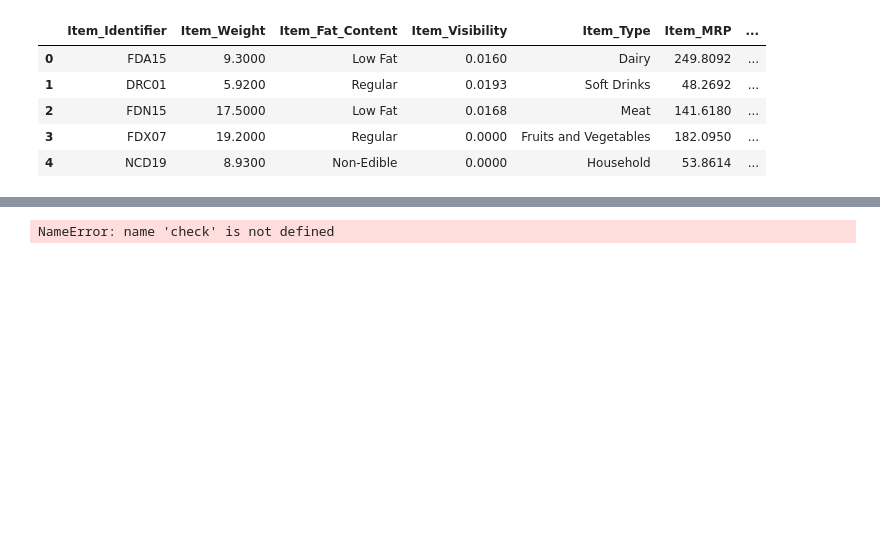
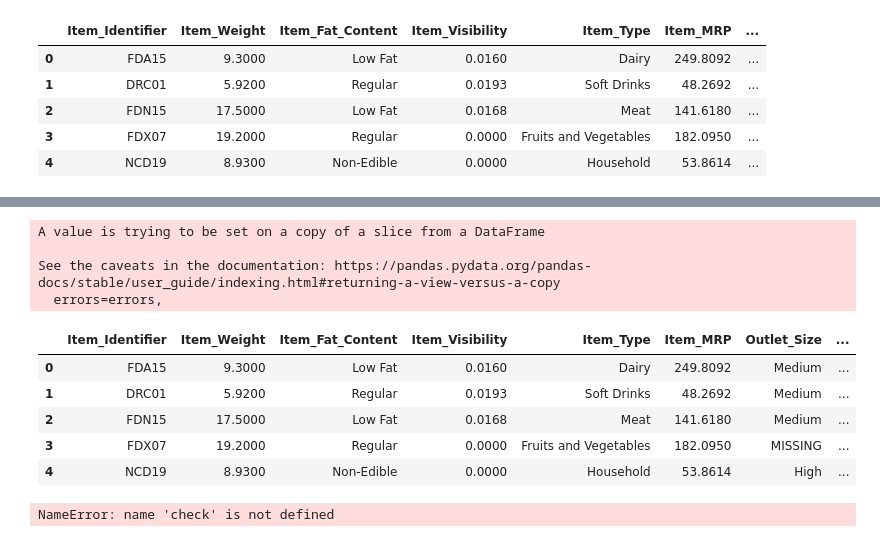
Before and after one commit to krishnamohan-seelam/MachineLearning, a Jupyter notebook: AnacondaProjects/MachineLearning_Handbook/Regression/BigMartSales/BigMartSales_CatBoost.ipynb, the cells around one changed output, grey strips where cells are left out. Saved outputs shown, nothing was run; the diff lists cells and outputs as text; code cells hidden in the pictures; blank space fills up the shorter version.

```diff
--- a/AnacondaProjects/MachineLearning_Handbook/Regression/BigMartSales/BigMartSales_CatBoost.ipynb
+++ b/AnacondaProjects/MachineLearning_Handbook/Regression/BigMartSales/BigMartSales_CatBoost.ipynb
@@ -130,0 +177,7 @@ train_df.head()
+# %%
+drop_cols = [
+             'Outlet_Establishment_Year',
+             'Outlet_Location_Type_And_Identifier',
+            ]
+train_df.drop(drop_cols, axis=1, inplace=True)
+test_df.drop(drop_cols, axis=1, inplace=True)
@@ -130,0 +225,4 @@ train_df.head()
+# %%
+feature_matrix = pd.concat([train_df, test_df], ignore_index=True)
+# %%
+train_df =feature_matrix[feature_matrix['Item_Outlet_Sales'].notnull()]
@@ -131,3 +234,22 @@ train_df.head()
+# %%
+train_df.drop(['Outlet_Identifier'], axis=1, inplace=True)
+test_df.drop(['Outlet_Identifier','Item_Outlet_Sales'], axis=1, inplace=True)
+X = train_df.drop(['Item_Outlet_Sales'], axis=1)
+y = train_df['Item_Outlet_Sales']
+# %% [output]
+A value is trying to be set on a copy of a slice from a DataFrame
+
+See the caveats in the documentation: https://pandas.pydata.org/pandas-docs/stable/user_guide/indexing.html#returning-a-view-versus-a-copy
+  errors=errors,
+# %%
+train_df.head()
+# %% [output]
+|  | Item_Identifier | Item_Weight | Item_Fat_Content | Item_Visibility | Item_Type | Item_MRP | Outlet_Size | ... |
+| 0 | FDA15 | 9.3000 | Low Fat | 0.0160 | Dairy | 249.8092 | Medium | ... |
+| 1 | DRC01 | 5.9200 | Regular | 0.0193 | Soft Drinks | 48.2692 | Medium | ... |
+| 2 | FDN15 | 17.5000 | Low Fat | 0.0168 | Meat | 141.6180 | Medium | ... |
+| 3 | FDX07 | 19.2000 | Regular | 0.0000 | Fruits and Vegetables | 182.0950 | MISSING | ... |
+| 4 | NCD19 | 8.9300 | Non-Edible | 0.0000 | Household | 53.8614 | High | ... |
 # %%
 check
 # %% [output]
```
Also changed, not shown: parts of 36 cells of this notebook, 47 other files.
